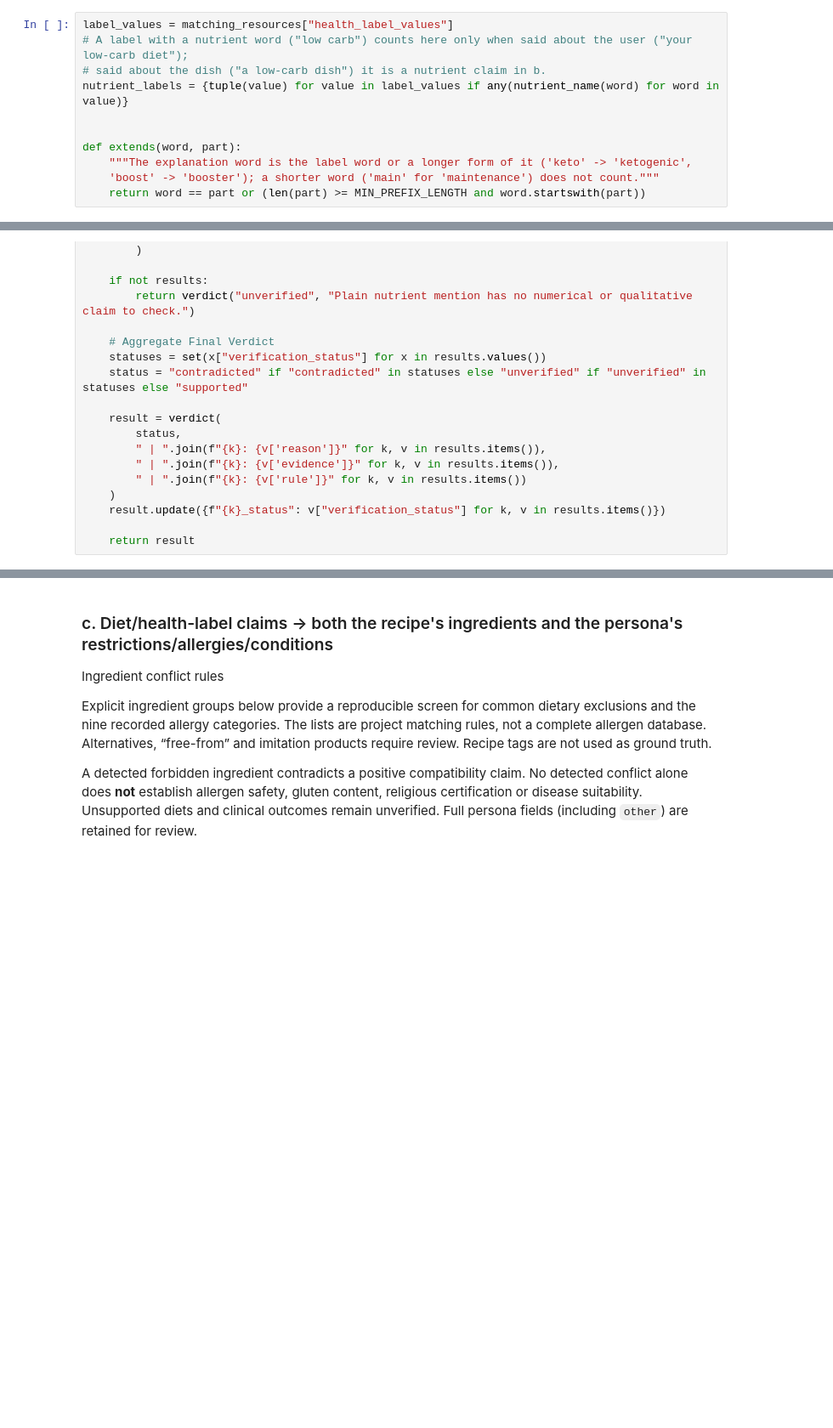
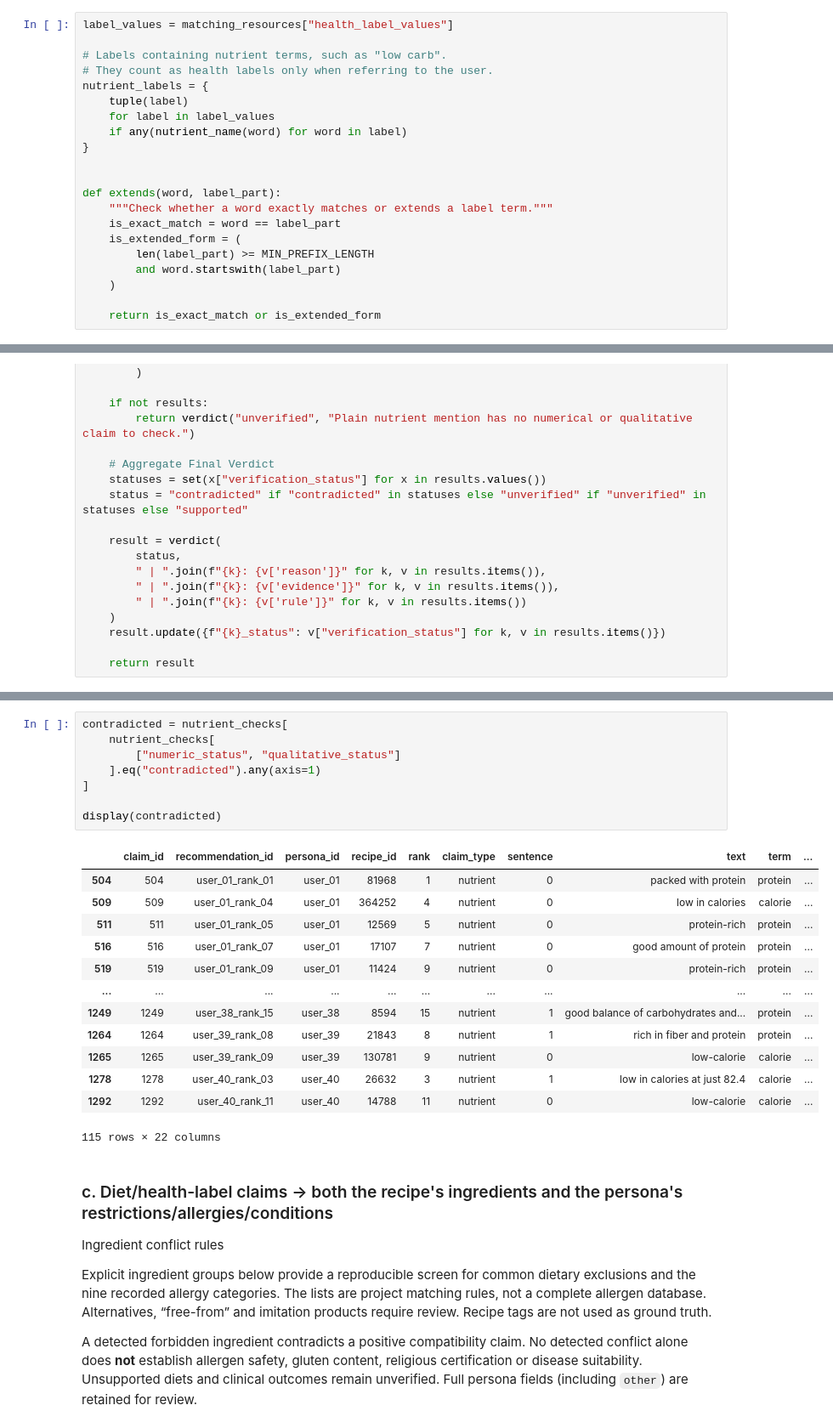
Before and after one commit to lay-animals-projects/food-recommender-evaluation, a Jupyter notebook: notebooks/extraction_verification.ipynb, the cells around one changed output, grey strips where cells are left out. Shown at 85% size. Cells and saved outputs as stored; diff of their text form; blank space fills up the shorter version.

```diff
--- a/notebooks/extraction_verification.ipynb
+++ b/notebooks/extraction_verification.ipynb
@@ -774,11 +1086,21 @@ Use the profile-derived labels and distinguish nutrient-related user labels from
 # %%
 label_values = matching_resources["health_label_values"]
-# A label with a nutrient word ("low carb") counts here only when said about the user ("your low-carb diet");
-# said about the dish ("a low-carb dish") it is a nutrient claim in b.
-nutrient_labels = {tuple(value) for value in label_values if any(nutrient_name(word) for word in value)}
+
+# Labels containing nutrient terms, such as "low carb".
+# They count as health labels only when referring to the user.
+nutrient_labels = {
+    tuple(label)
+    for label in label_values
+    if any(nutrient_name(word) for word in label)
+}
 
 
-def extends(word, part):
-    """The explanation word is the label word or a longer form of it ('keto' -> 'ketogenic',
-    'boost' -> 'booster'); a shorter word ('main' for 'maintenance') does not count."""
-    return word == part or (len(part) >= MIN_PREFIX_LENGTH and word.startswith(part))
+def extends(word, label_part):
+    """Check whether a word exactly matches or extends a label term."""
+    is_exact_match = word == label_part
+    is_extended_form = (
+        len(label_part) >= MIN_PREFIX_LENGTH
+        and word.startswith(label_part)
+    )
+
+    return is_exact_match or is_extended_form
@@ -1369,3 +1777,25 @@ display(nutrient_checks[["numeric_status", "qualitative_status"]].value_counts(d
+# %%
+contradicted = nutrient_checks[
+    nutrient_checks[
+        ["numeric_status", "qualitative_status"]
+    ].eq("contradicted").any(axis=1)
+]
+
+display(contradicted)
+# %% [output]
+|  | claim_id | recommendation_id | persona_id | recipe_id | rank | claim_type | sentence | text | term | ... |
+| 504 | 504 | user_01_rank_01 | user_01 | 81968 | 1 | nutrient | 0 | packed with protein | protein | ... |
+| 509 | 509 | user_01_rank_04 | user_01 | 364252 | 4 | nutrient | 0 | low in calories | calorie | ... |
+| 511 | 511 | user_01_rank_05 | user_01 | 12569 | 5 | nutrient | 0 | protein-rich | protein | ... |
+| 516 | 516 | user_01_rank_07 | user_01 | 17107 | 7 | nutrient | 0 | good amount of protein | protein | ... |
+| 519 | 519 | user_01_rank_09 | user_01 | 11424 | 9 | nutrient | 0 | protein-rich | protein | ... |
+| ... | ... | ... | ... | ... | ... | ... | ... | ... | ... | ... |
+| 1249 | 1249 | user_38_rank_15 | user_38 | 8594 | 15 | nutrient | 1 | good balance of carbohydrates and... | protein | ... |
+| 1264 | 1264 | user_39_rank_08 | user_39 | 21843 | 8 | nutrient | 1 | rich in fiber and protein | protein | ... |
+| 1265 | 1265 | user_39_rank_09 | user_39 | 130781 | 9 | nutrient | 0 | low-calorie | calorie | ... |
+| 1278 | 1278 | user_40_rank_03 | user_40 | 26632 | 3 | nutrient | 1 | low in calories at just 82.4 | calorie | ... |
+| 1292 | 1292 | user_40_rank_11 | user_40 | 14788 | 11 | nutrient | 0 | low-calorie | calorie | ... |
+115 rows × 22 columns
 # %% [markdown]
 ### c. Diet/health-label claims → both the recipe's ingredients and the persona's restrictions/allergies/conditions
 
```
Also changed, not shown: parts of 46 cells of this notebook.
